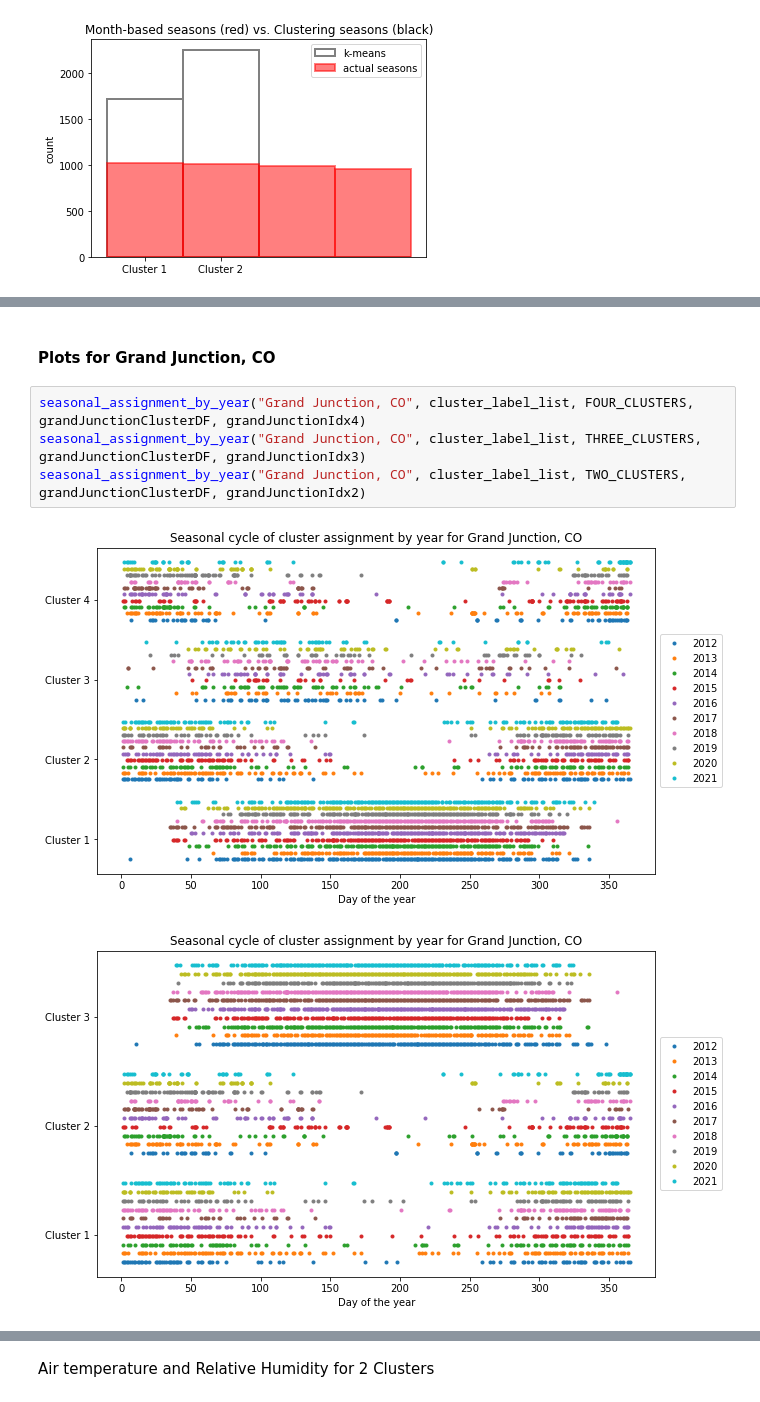
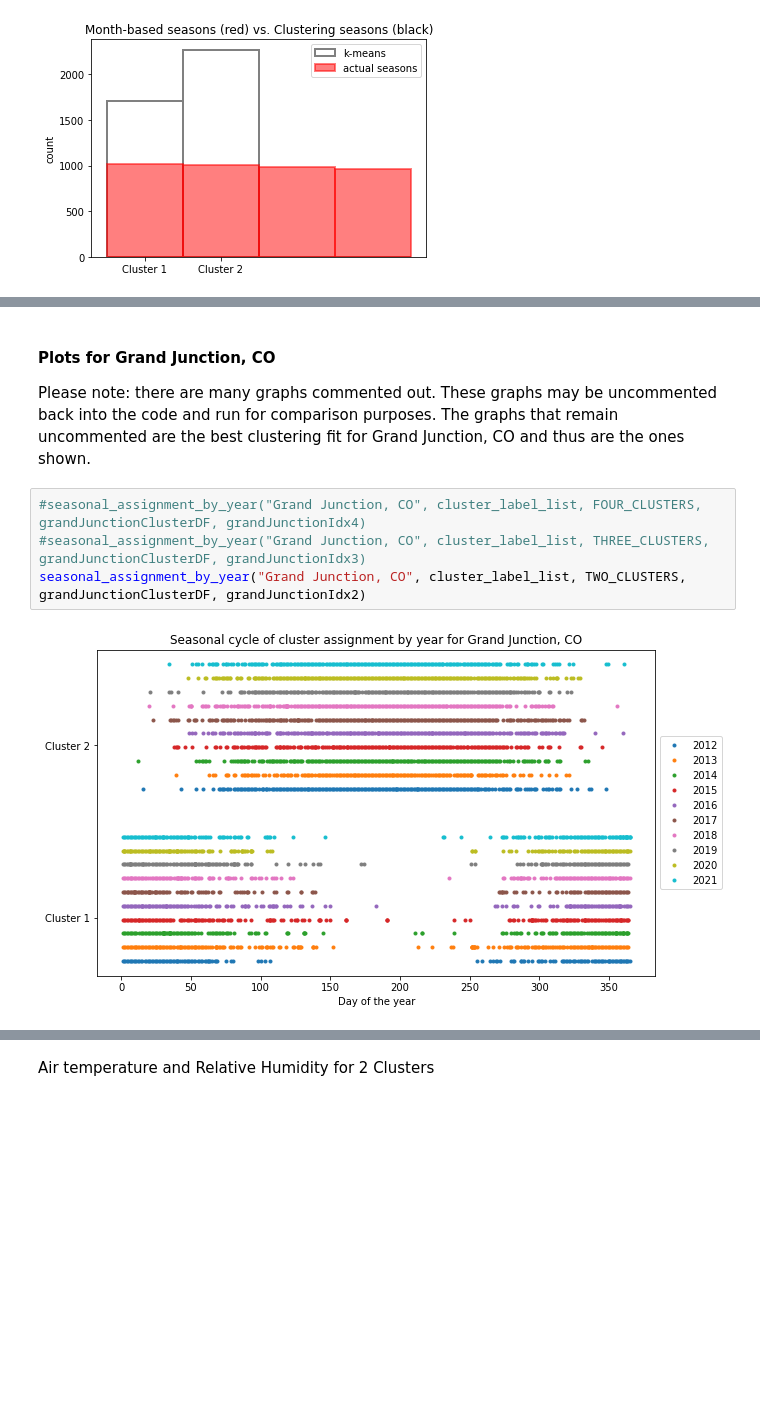
Before and after one commit to scrand23/ATOC4500_Crandall_Ripley_FinalProject, a Jupyter notebook: ATOC4500_project_Crandall_Ripley.ipynb, the cells around one changed output, grey strips where cells are left out. Cells and saved outputs as stored; diff of their text form; blank space fills up the shorter version.

Commit message:
Revised Final Project
We commented out the plots that didn't have the number of clusters we determined were the most accurate for each location.

```diff
--- a/ATOC4500_project_Crandall_Ripley.ipynb
+++ b/ATOC4500_project_Crandall_Ripley.ipynb
@@ -503,9 +506,9 @@ variable_scatter_plots(eagleScaledData, "wspd_mph","RH", included_cols, TWO_CLUS
-# %% [markdown]
-#### Plots for Grand Junction, CO
+# %% [markdown]
+#### Plots for Grand Junction, CO
+Please note: there are many graphs commented out. These graphs may be uncommented back into the code and run for comparison purposes. The graphs that remain uncommented are the best clustering fit for Grand Junction, CO and thus are the ones shown.
 # %%
-seasonal_assignment_by_year("Grand Junction, CO", cluster_label_list, FOUR_CLUSTERS, grandJunctionClusterDF, grandJunctionIdx4)
-seasonal_assignment_by_year("Grand Junction, CO", cluster_label_list, THREE_CLUSTERS, grandJunctionClusterDF, grandJunctionIdx3)
+#seasonal_assignment_by_year("Grand Junction, CO", cluster_label_list, FOUR_CLUSTERS, grandJunctionClusterDF, grandJunctionIdx4)
+#seasonal_assignment_by_year("Grand Junction, CO", cluster_label_list, THREE_CLUSTERS, grandJunctionClusterDF, grandJunctionIdx3)
 seasonal_assignment_by_year("Grand Junction, CO", cluster_label_list, TWO_CLUSTERS, grandJunctionClusterDF, grandJunctionIdx2)
 # %% [output]
-[figure, old version]
+[figure, new version]
-[figure, removed]
```
Also changed, not shown: parts of 39 cells of this notebook.
